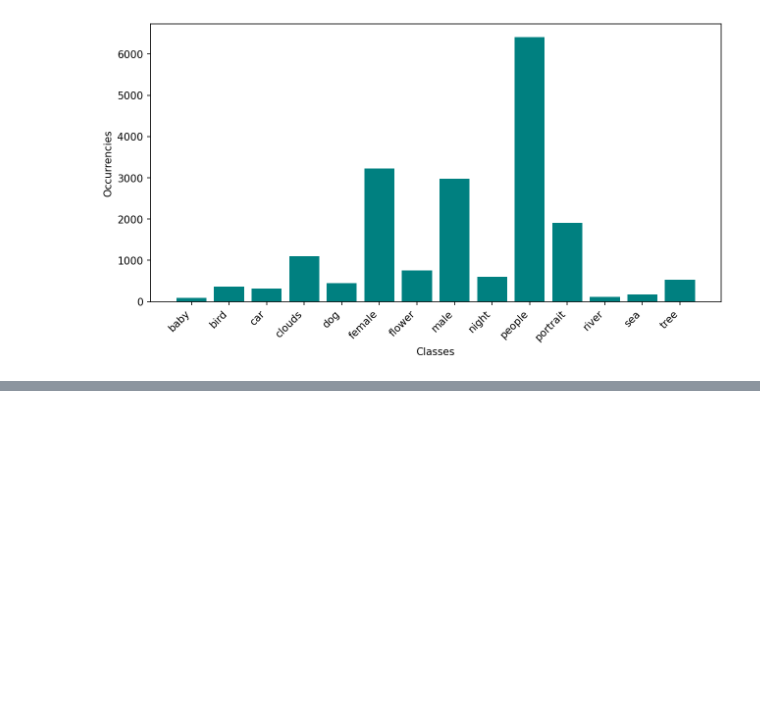
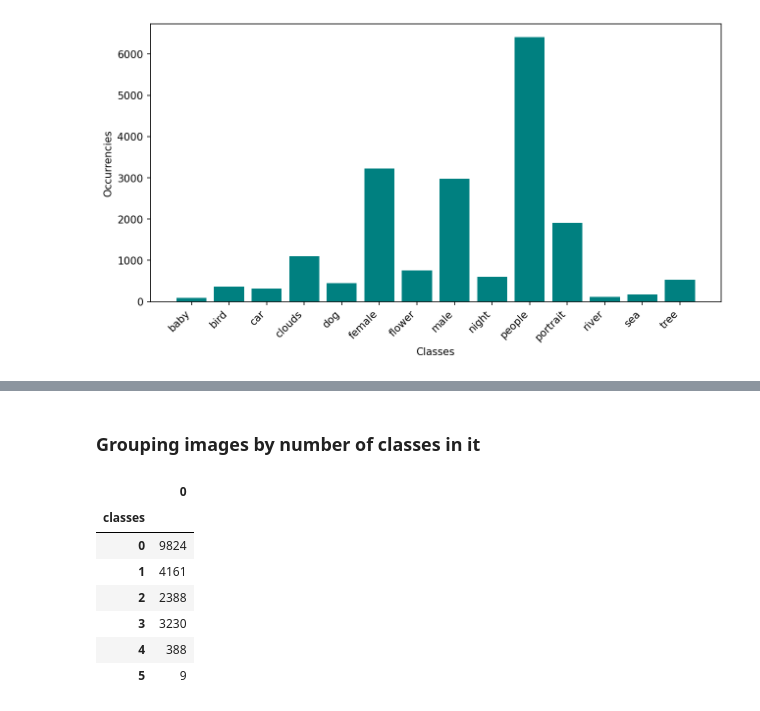
Before and after one commit to enricobu96/idl-exercises, a Jupyter notebook: project/src/data_analysis/analysis.ipynb, the cells around one changed output, grey strips where cells are left out. Drawn from its saved outputs; the diff is of its cells as text; code cells hidden in the pictures; blank space fills up the shorter version.

```diff
--- a/project/src/data_analysis/analysis.ipynb
+++ b/project/src/data_analysis/analysis.ipynb
@@ -62,0 +83,17 @@ d
+# %% [markdown]
+### Grouping images by number of classes in it
+# %%
+import pandas as pd
+
+df = pd.DataFrame.from_dict(d, orient='index')
+df['classes'] = df[0]
+df.groupby('classes').count()
+# %% [output]
+|  | 0 |
+| classes |  |
+| 0 | 9824 |
+| 1 | 4161 |
+| 2 | 2388 |
+| 3 | 3230 |
+| 4 | 388 |
+| 5 | 9 |
```
Also changed, not shown: parts of 2 cells of this notebook.
